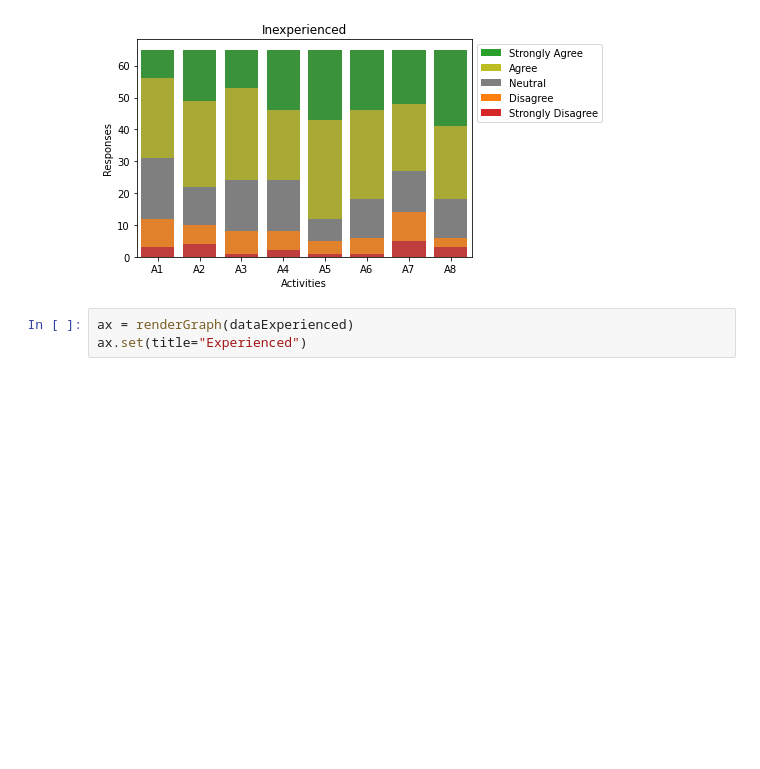
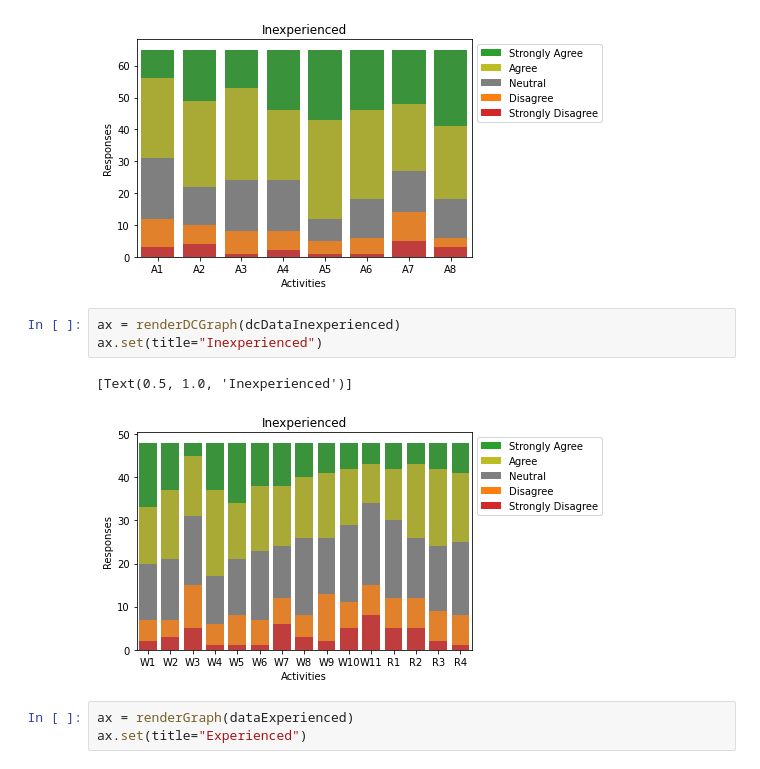
Before and after one commit to davidreis97/challenges_with_docker, a Jupyter notebook: data_analysis/analysis.ipynb, the cells around one changed output. Saved outputs shown, nothing was run; the diff lists cells and outputs as text; blank space fills up the shorter version.

```diff
--- a/data_analysis/analysis.ipynb
+++ b/data_analysis/analysis.ipynb
@@ -180,6 +245,12 @@ ax.set(title="Inexperienced")
 # %% [output]
 [Text(0.5, 1.0, 'Inexperienced')]
 [figure]
+# %%
+ax = renderDCGraph(dcDataInexperienced)
+ax.set(title="Inexperienced")
+# %% [output]
+[Text(0.5, 1.0, 'Inexperienced')]
+[figure, added]
 # %%
 ax = renderGraph(dataExperienced)
 ax.set(title="Experienced")
```
Also changed, not shown: parts of 15 cells of this notebook, 1 other file.
